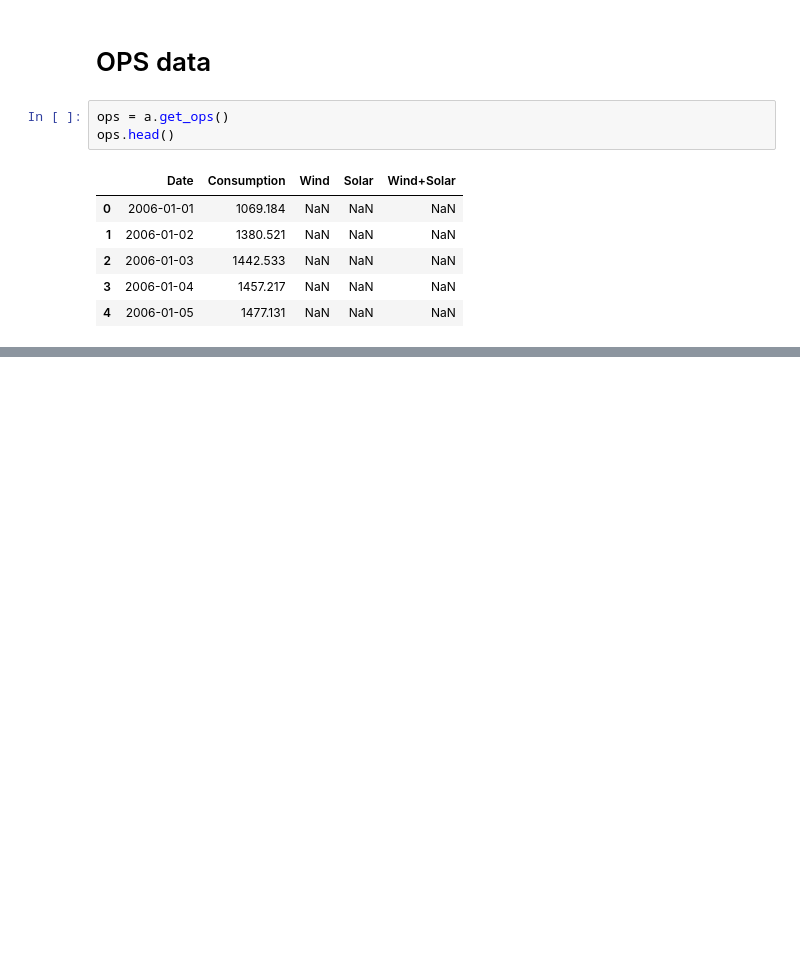
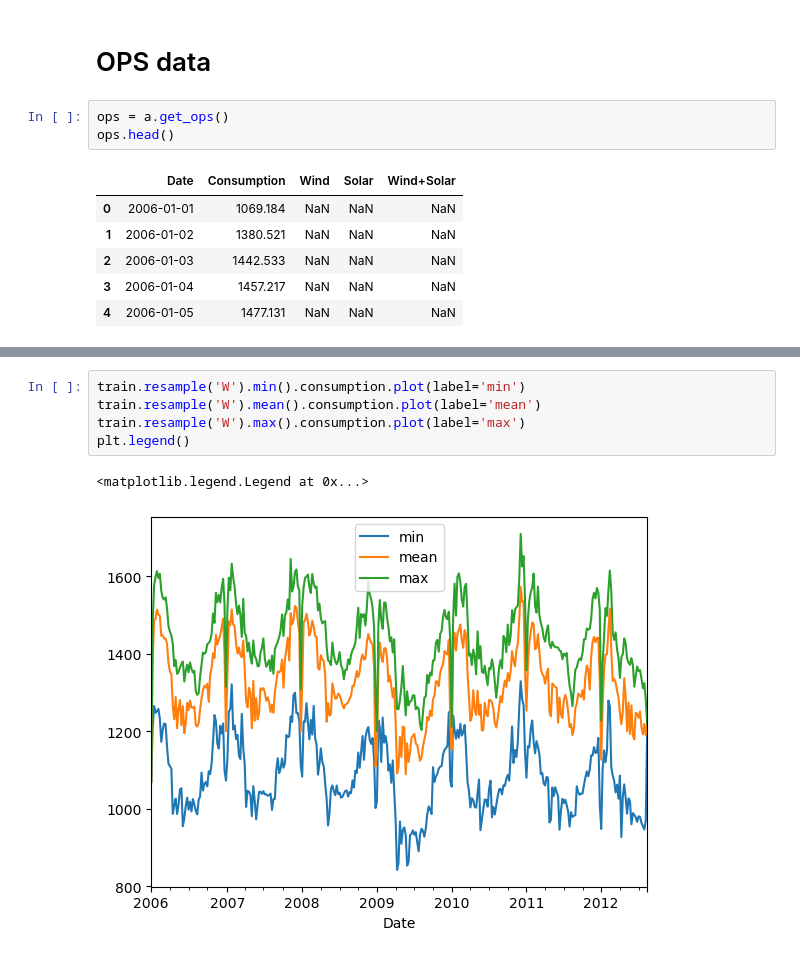
Before and after one commit to carlopdeleon/time-series-exercises, a Jupyter notebook: explore.ipynb, the cells around one changed output, grey strips where cells are left out. Saved outputs shown, nothing was run; the diff lists cells and outputs as text; blank space fills up the shorter version.

```diff
--- a/explore.ipynb
+++ b/explore.ipynb
@@ -240,0 +303,8 @@ ops.head()
+# %%
+train.resample('W').min().consumption.plot(label='min')
+train.resample('W').mean().consumption.plot(label='mean')
+train.resample('W').max().consumption.plot(label='max')
+plt.legend()
+# %% [output]
+<matplotlib.legend.Legend at 0x...>
+[figure, added]
```
Also changed, not shown: parts of 8 cells of this notebook.
